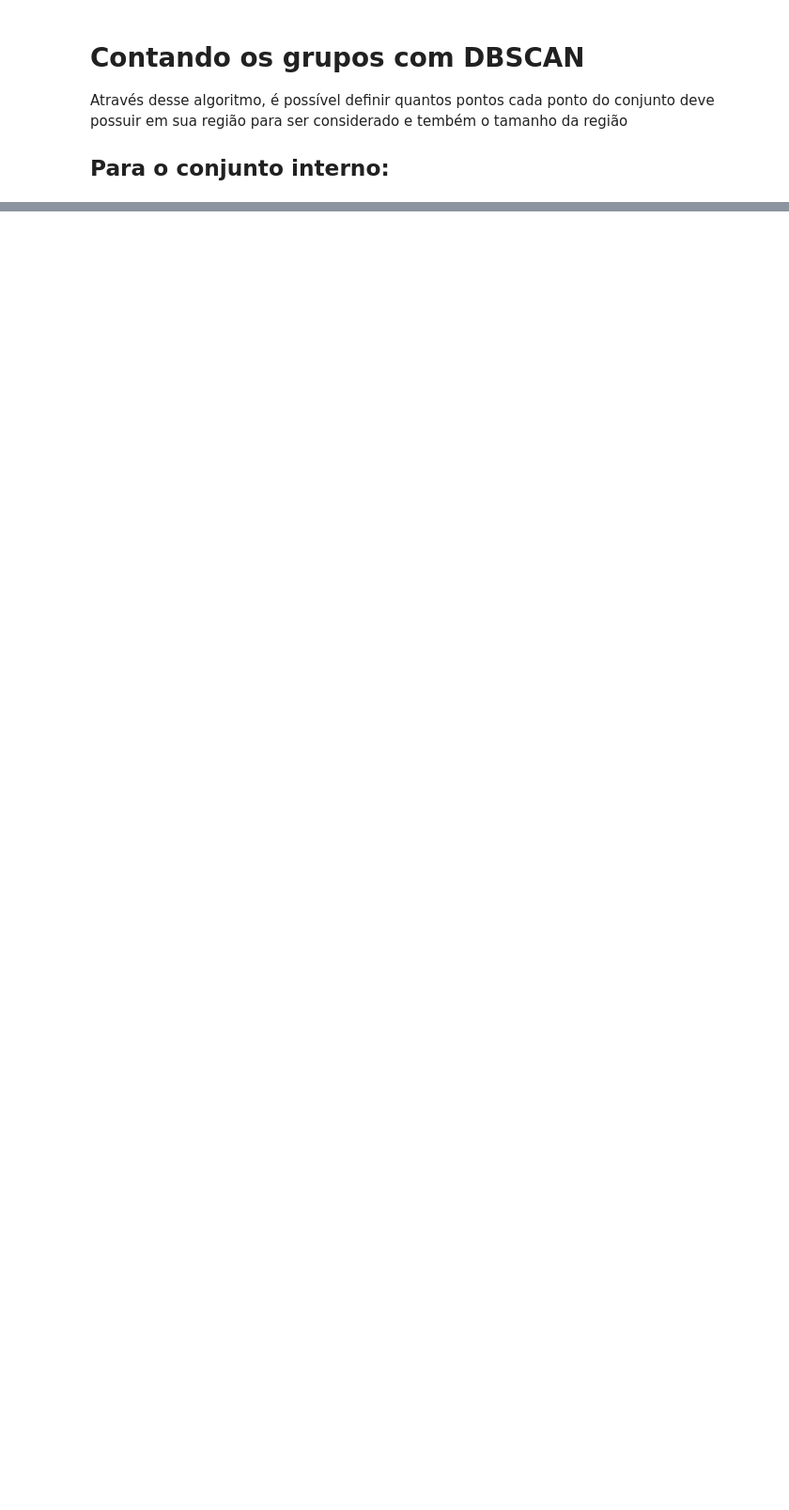
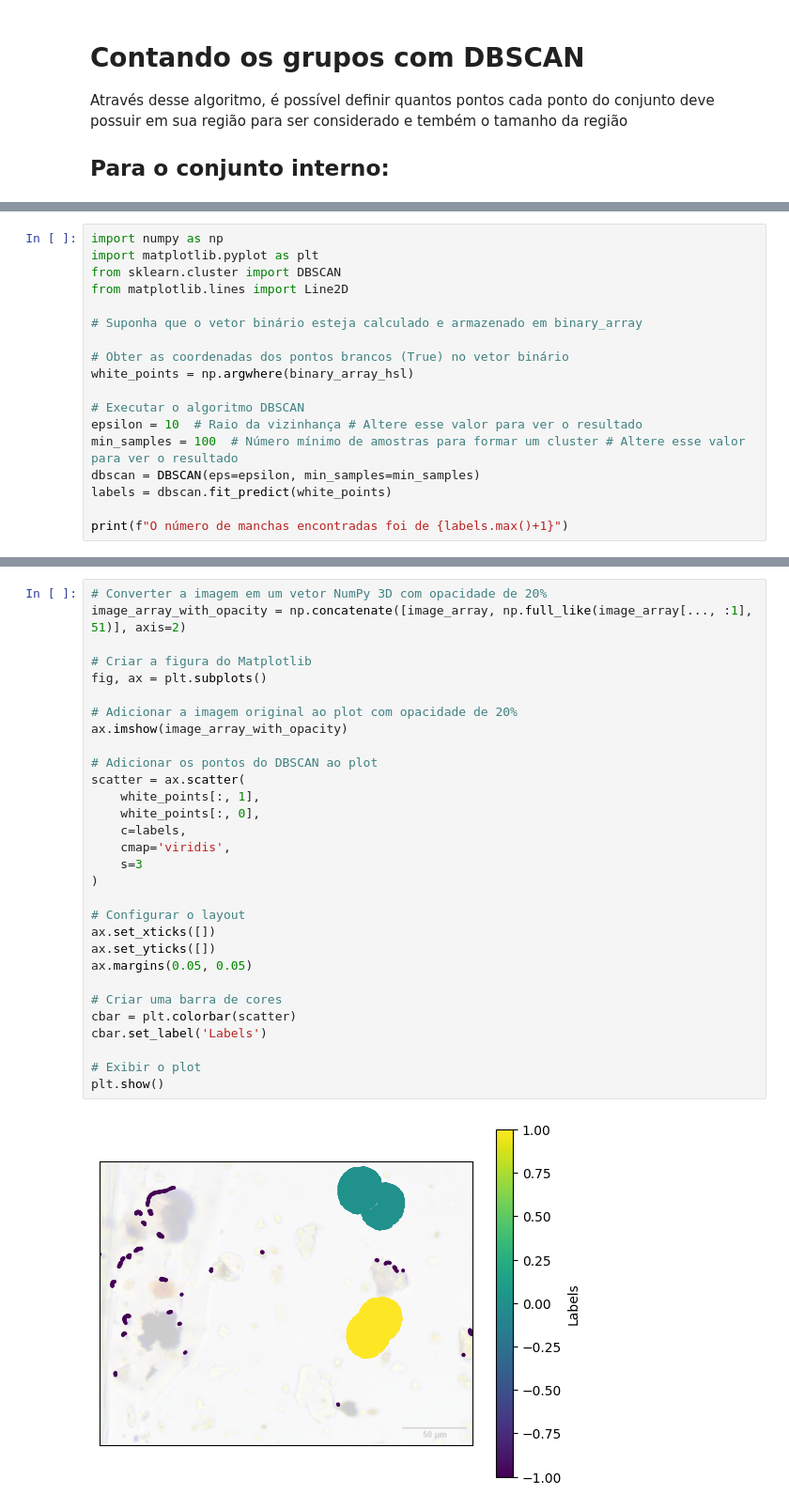
Before and after one commit to salocinrevenge/Grafica, a Jupyter notebook: teste.ipynb, the cells around one changed output, grey strips where cells are left out. Shown: that part at 94% size. Saved outputs shown, nothing was run; the diff lists cells and outputs as text; blank space fills up the shorter version.

```diff
--- a/teste.ipynb
+++ b/teste.ipynb
@@ -184,0 +250,18 @@ plt.show()
+# %%
+import numpy as np
+import matplotlib.pyplot as plt
+from sklearn.cluster import DBSCAN
+from matplotlib.lines import Line2D
+
+# Suponha que o vetor binário esteja calculado e armazenado em binary_array
+
+# Obter as coordenadas dos pontos brancos (True) no vetor binário
+white_points = np.argwhere(binary_array_hsl)
+
+# Executar o algoritmo DBSCAN
+epsilon = 10  # Raio da vizinhança # Altere esse valor para ver o resultado
+min_samples = 100  # Número mínimo de amostras para formar um cluster # Altere esse valor para ver o resultado
+dbscan = DBSCAN(eps=epsilon, min_samples=min_samples)
+labels = dbscan.fit_predict(white_points)
+
+print(f"O número de manchas encontradas foi de {labels.max()+1}")
@@ -184,0 +270,32 @@ plt.show()
+# %%
+# Converter a imagem em um vetor NumPy 3D com opacidade de 20%
+image_array_with_opacity = np.concatenate([image_array, np.full_like(image_array[..., :1], 51)], axis=2)
+
+# Criar a figura do Matplotlib
+fig, ax = plt.subplots()
+
+# Adicionar a imagem original ao plot com opacidade de 20%
+ax.imshow(image_array_with_opacity)
+
+# Adicionar os pontos do DBSCAN ao plot
+scatter = ax.scatter(
+    white_points[:, 1],
+    white_points[:, 0],
+    c=labels,
+    cmap='viridis',
+    s=3
+)
+
+# Configurar o layout
+ax.set_xticks([])
+ax.set_yticks([])
+ax.margins(0.05, 0.05)
+
+# Criar uma barra de cores
+cbar = plt.colorbar(scatter)
+cbar.set_label('Labels')
+
+# Exibir o plot
+plt.show()
+# %% [output]
+[figure, added]
```
Also changed, not shown: parts of 11 cells of this notebook, 2 other files.
